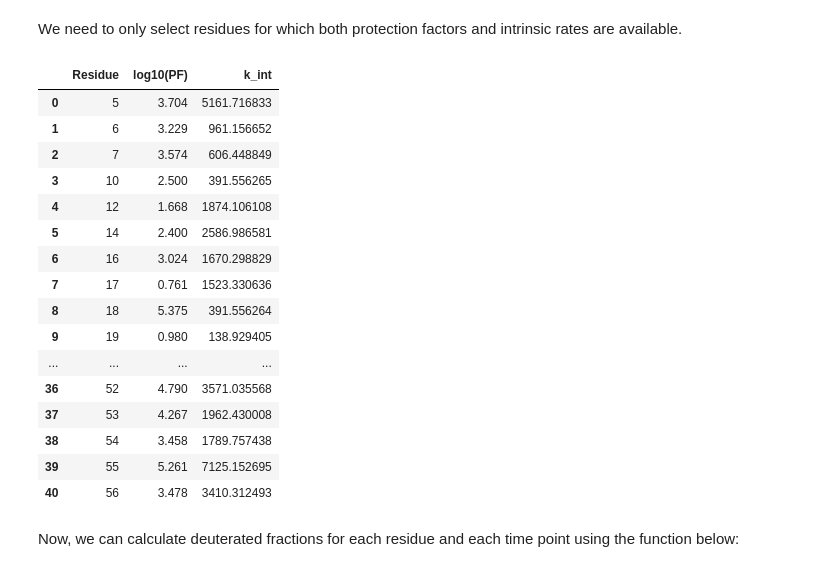
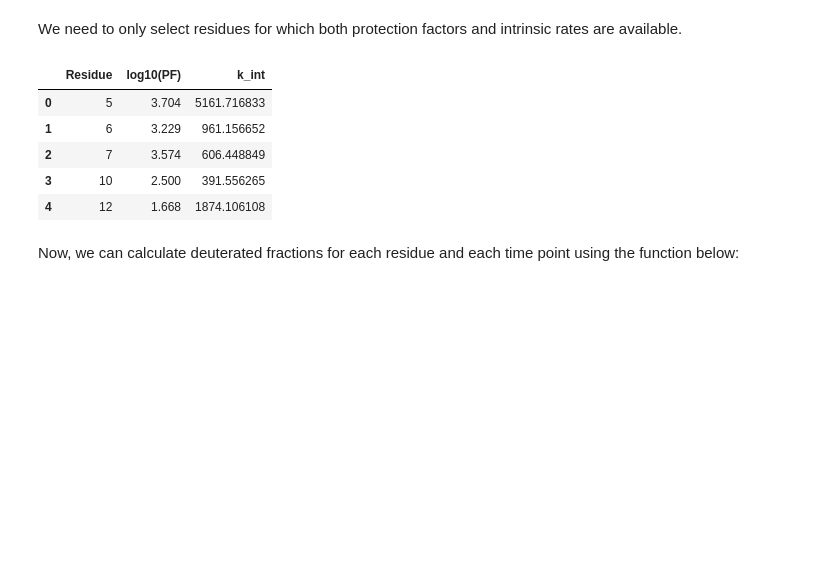
Before and after one commit to Lucy-Forrest-Lab/HDXer, a Jupyter notebook: protocol/notebooks/01_data_prep.ipynb, the cells around one changed output. Saved outputs shown, nothing was run; the diff lists cells and outputs as text; code cells hidden in the pictures; blank space fills up the shorter version.

```diff
--- a/protocol/notebooks/01_data_prep.ipynb
+++ b/protocol/notebooks/01_data_prep.ipynb
@@ -150,25 +89,14 @@ We need to only select residues for which both protection factors and intrinsic
 # %%
 expt_data['k_int'] = rates[rates['Residue'].isin(expt_data['Residue'])]['k_int'].values
 # %%
-expt_data
+expt_data.head()
 # %% [output]
 |  | Residue | log10(PF) | k_int |
 | 0 | 5 | 3.704 | 5161.716833 |
 | 1 | 6 | 3.229 | 961.156652 |
 | 2 | 7 | 3.574 | 606.448849 |
 | 3 | 10 | 2.500 | 391.556265 |
 | 4 | 12 | 1.668 | 1874.106108 |
-| 5 | 14 | 2.400 | 2586.986581 |
-| 6 | 16 | 3.024 | 1670.298829 |
-| 7 | 17 | 0.761 | 1523.330636 |
-| 8 | 18 | 5.375 | 391.556264 |
-| 9 | 19 | 0.980 | 138.929405 |
-| ... | ... | ... | ... |
-| 36 | 52 | 4.790 | 3571.035568 |
-| 37 | 53 | 4.267 | 1962.430008 |
-| 38 | 54 | 3.458 | 1789.757438 |
-| 39 | 55 | 5.261 | 7125.152695 |
-| 40 | 56 | 3.478 | 3410.312493 |
 # %% [markdown]
 Now, we can calculate deuterated fractions for each residue and each time point using the function below:
 # %%
```
Also changed, not shown: parts of 13 cells of this notebook, 4 other files.
